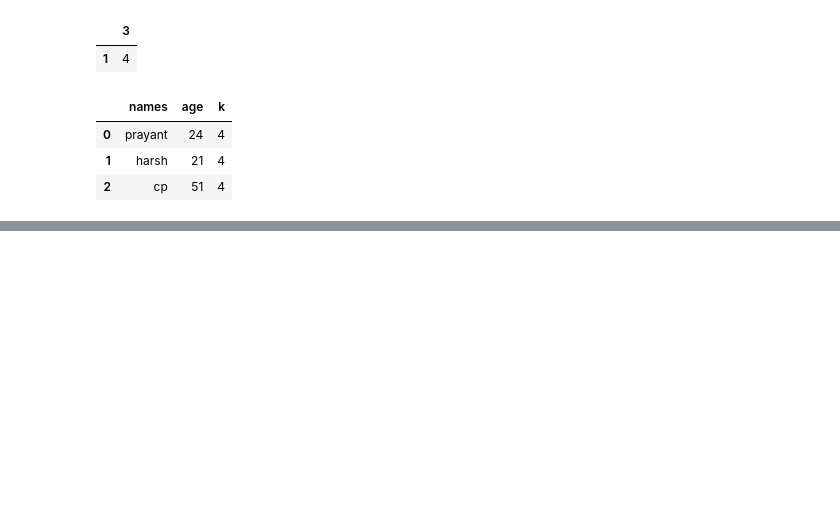
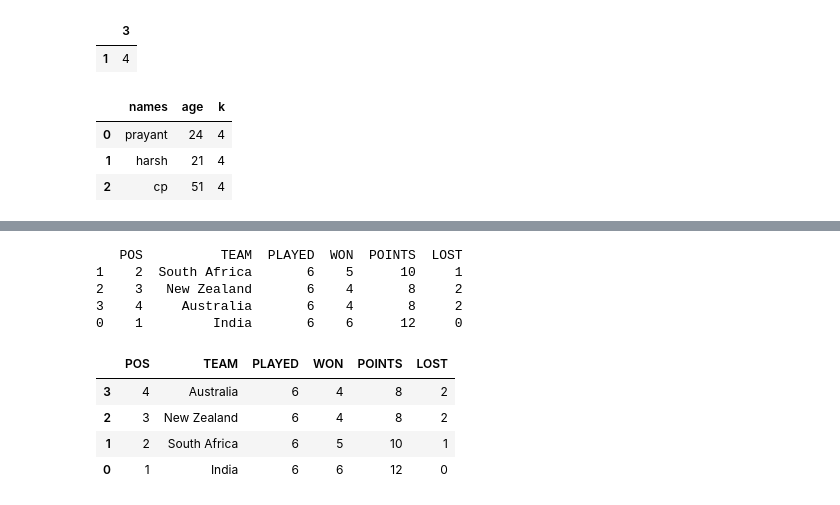
Before and after one commit to prayantgupta15/DataEngineering, a Jupyter notebook: pandasTut.ipynb, the cells around one changed output, grey strips where cells are left out. Cells and saved outputs as stored; diff of their text form; code cells hidden in the pictures; blank space fills up the shorter version.

```diff
--- a/pandasTut.ipynb
+++ b/pandasTut.ipynb
@@ -141,0 +169,20 @@ df
+# %%
+df= df.reindex([1,2,3,0])
+              #  df.apply(lambda x:x.max())/
+print(df)
+# %% [output]
+   POS          TEAM  PLAYED  WON  POINTS  LOST
+1    2  South Africa       6    5      10     1
+2    3   New Zealand       6    4       8     2
+3    4     Australia       6    4       8     2
+0    1         India       6    6      12     0
+# %%
+df.sort_values(by=['LOST','POS'],ascending=False,inplace=True)
+# %%
+df
+# %% [output]
+|  | POS | TEAM | PLAYED | WON | POINTS | LOST |
+| 3 | 4 | Australia | 6 | 4 | 8 | 2 |
+| 2 | 3 | New Zealand | 6 | 4 | 8 | 2 |
+| 1 | 2 | South Africa | 6 | 5 | 10 | 1 |
+| 0 | 1 | India | 6 | 6 | 12 | 0 |
```
Also changed, not shown: parts of 4 cells of this notebook.
